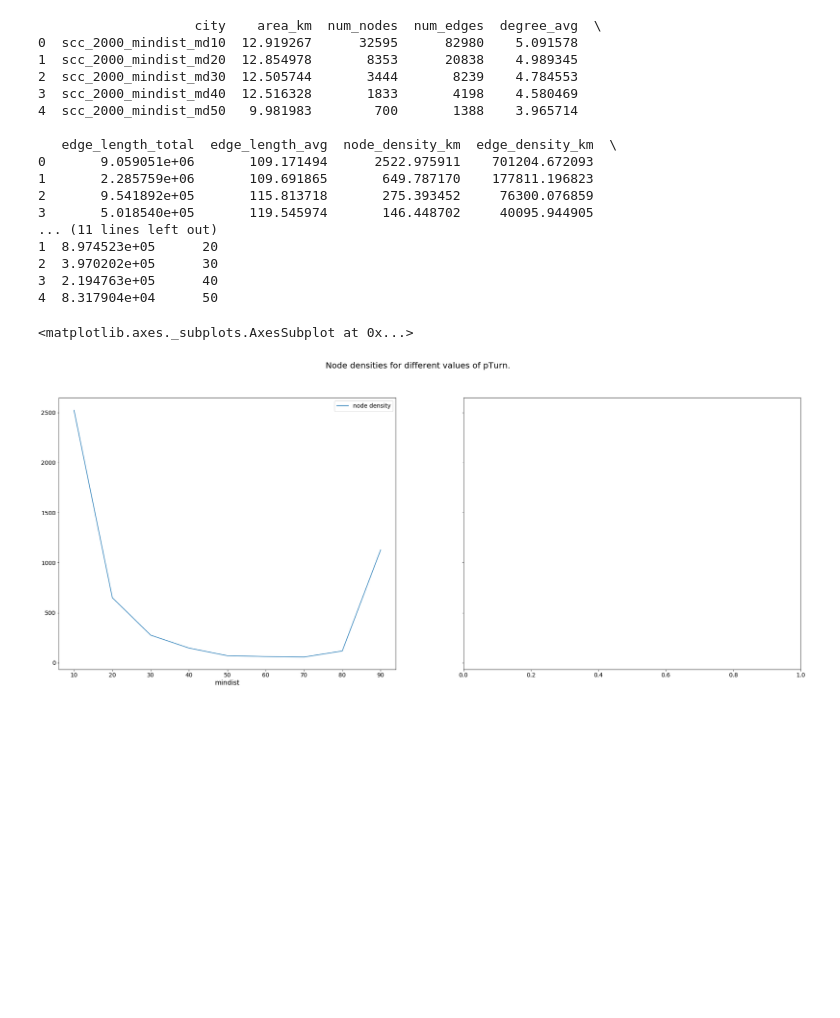
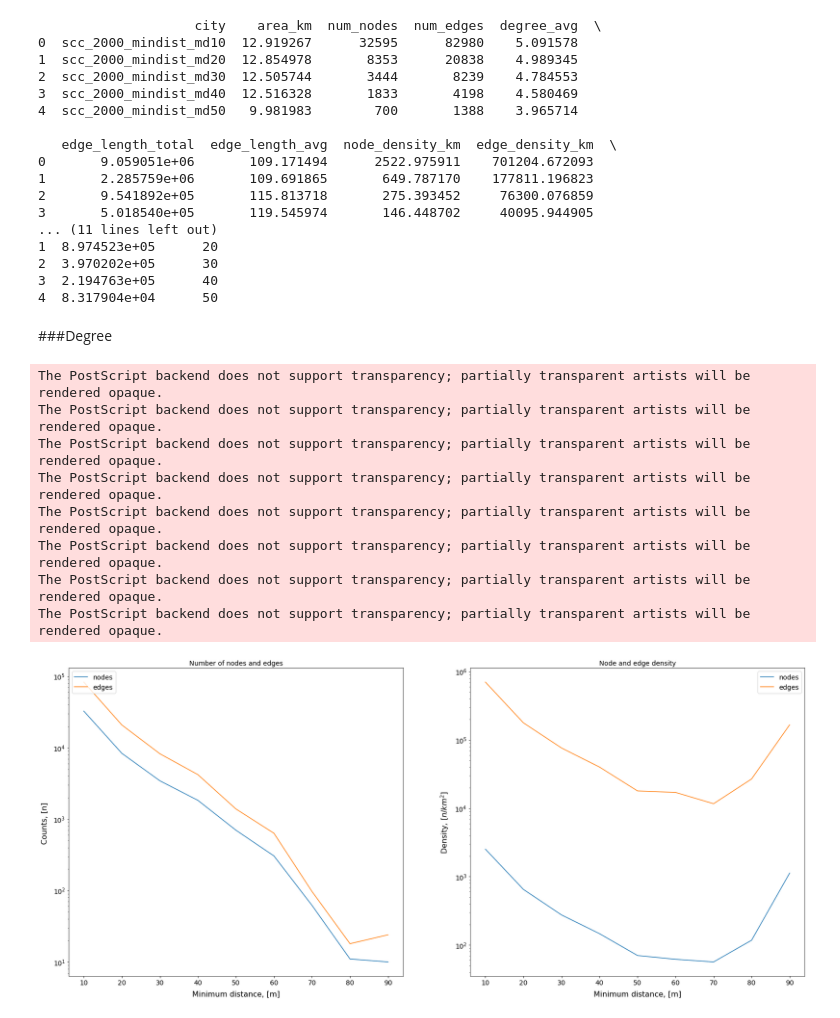
Before and after one commit to kholkolg/map_generation, a Jupyter notebook: proc_model/min_distance.ipynb, the cells around one changed output. Drawn from its saved outputs; the diff is of its cells as text; code cells hidden in the pictures; blank space fills up the shorter version.

```diff
--- a/proc_model/min_distance.ipynb
+++ b/proc_model/min_distance.ipynb
@@ -23,7 +23,7 @@ data_dir = path.join(path.dirname(proc_model.__file__), 'outputs')
 home = str(Path.home())
 output_dir = path.join(home, 'Documents', 'bachelor', 'article', 'pm_results')
 input_files = listdir(data_dir)
-SAVE = False
+SAVE = True
 # %%
 #read dataframe
 filename = [f for f in input_files if 'mindist' in f][0]
@@ -48,12 +48,36 @@ print(df.head(5))
 2  3.970202e+05      30
 3  2.194763e+05      40
 4  8.317904e+04      50
-# %%
-fig, axes = plt.subplots(ncols=2, sharey=True,  figsize=(32, 12))
-plt.suptitle('Node densities for different values of pTurn.')
-
-ax = axes[0]
-df.plot(kind='line', x='mindist', y='node_density_km', label='node density', ax=ax)
-# %% [output]
-<matplotlib.axes._subplots.AxesSubplot at 0x...>
-[figure, removed]
+# %% [markdown]
+###Degree
+# %%
+fig, axes = plt.subplots(ncols=2,  sharex=True, figsize=(28, 12))
+
+ax = axes[0]
+df.plot(kind='line', x='mindist', y='num_nodes', label='nodes', ax=ax)
+df.plot(kind='line', x='mindist', y='num_edges', label='edges', ax=ax)
+ax.set_xlabel('Minimum distance, [m]', labelpad=10)
+ax.set_ylabel('Counts, [n] ', labelpad=10)
+ax.set_yscale('log')
+ax.legend(loc=2)
+ax.set_title('Number of nodes and edges')
+ax = axes[1]
+df.plot(kind='line', x='mindist', y='node_density_km', label='nodes', ax=ax)
+df.plot(kind='line', x='mindist', y='edge_density_km', label='edges', ax=ax)
+ax.set_xlabel('Minimum distance, [m]', labelpad=10)
+ax.set_ylabel('Density, [$n/km^2$]', labelpad=10)
+ax.set_yscale('log')
+ax.set_title('Node and edge density')
+
+if SAVE:
+    plt.savefig(path.join(output_dir, 'mindist1min.eps'), bbox_inches='tight')
+# %% [output]
+The PostScript backend does not support transparency; partially transparent artists will be rendered opaque.
+The PostScript backend does not support transparency; partially transparent artists will be rendered opaque.
+The PostScript backend does not support transparency; partially transparent artists will be rendered opaque.
+The PostScript backend does not support transparency; partially transparent artists will be rendered opaque.
+The PostScript backend does not support transparency; partially transparent artists will be rendered opaque.
+The PostScript backend does not support transparency; partially transparent artists will be rendered opaque.
+The PostScript backend does not support transparency; partially transparent artists will be rendered opaque.
+The PostScript backend does not support transparency; partially transparent artists will be rendered opaque.
+[figure, added]
```
Also changed, not shown: parts of 4 cells of this notebook, 2 other files.
